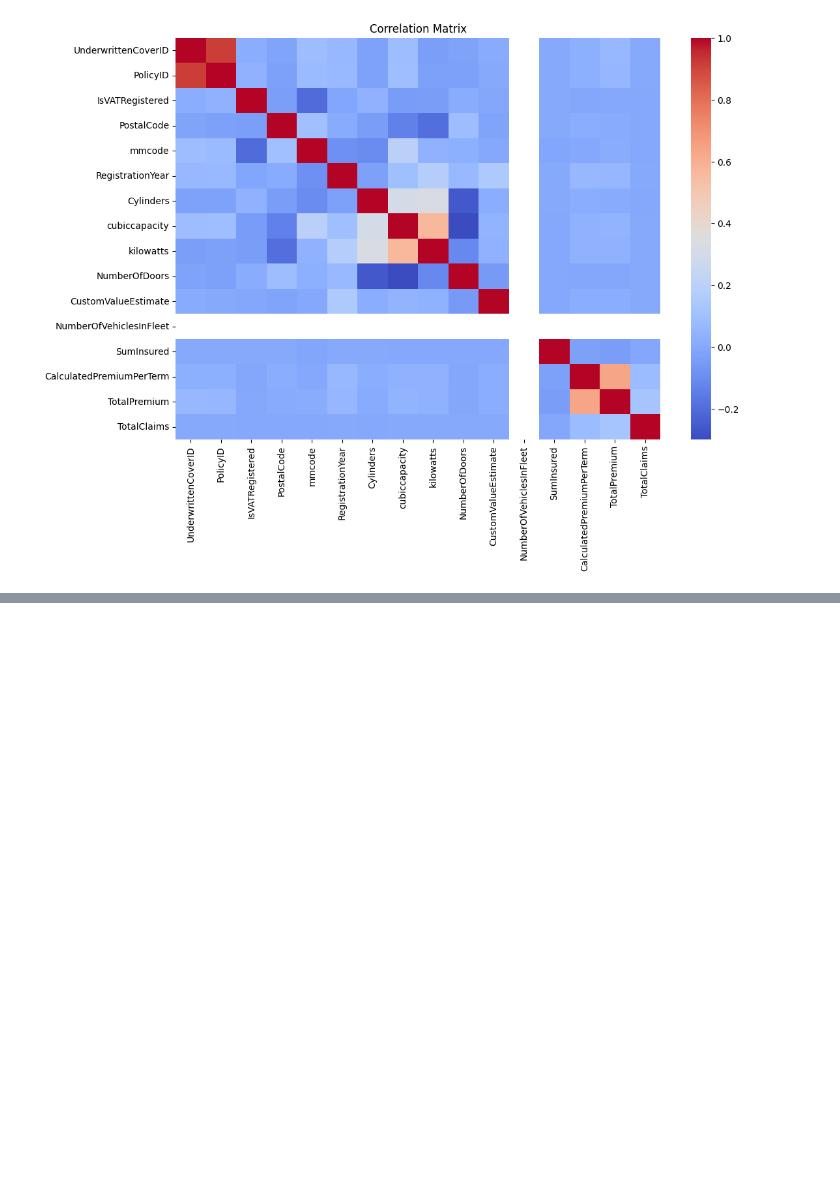
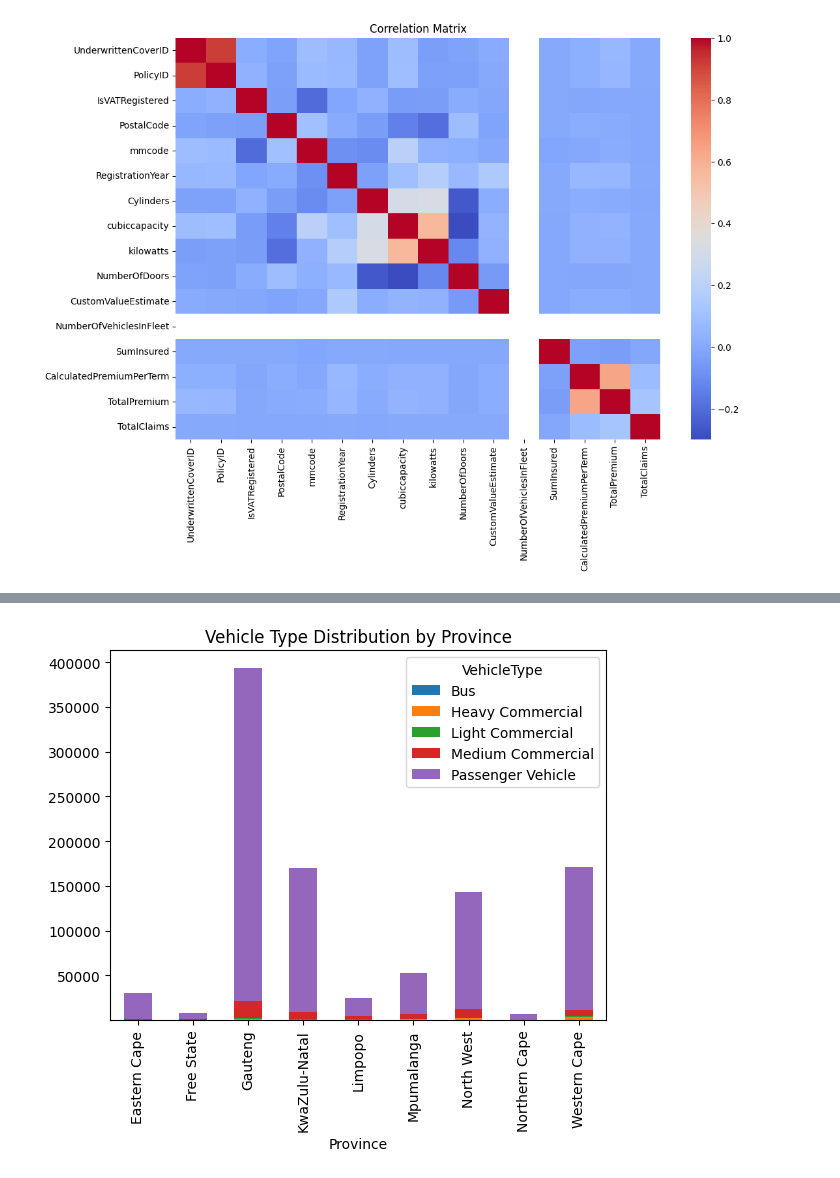
Before and after one commit to Redeat-Birhane/insurance-risk-analytics, a Jupyter notebook: notebooks/01_eda.ipynb, the cells around one changed output, grey strips where cells are left out. Cells and saved outputs as stored; diff of their text form; code cells hidden in the pictures; blank space fills up the shorter version.

```diff
--- a/notebooks/01_eda.ipynb
+++ b/notebooks/01_eda.ipynb
@@ -159,0 +175,6 @@ plot_correlation_matrix(df)
+# %%
+pd.crosstab(df["Province"], df["VehicleType"]).plot(kind="bar", stacked=True)
+plt.title("Vehicle Type Distribution by Province")
+plt.show()
+# %% [output]
+[figure, added]
```
Also changed, not shown: parts of 3 cells of this notebook.
